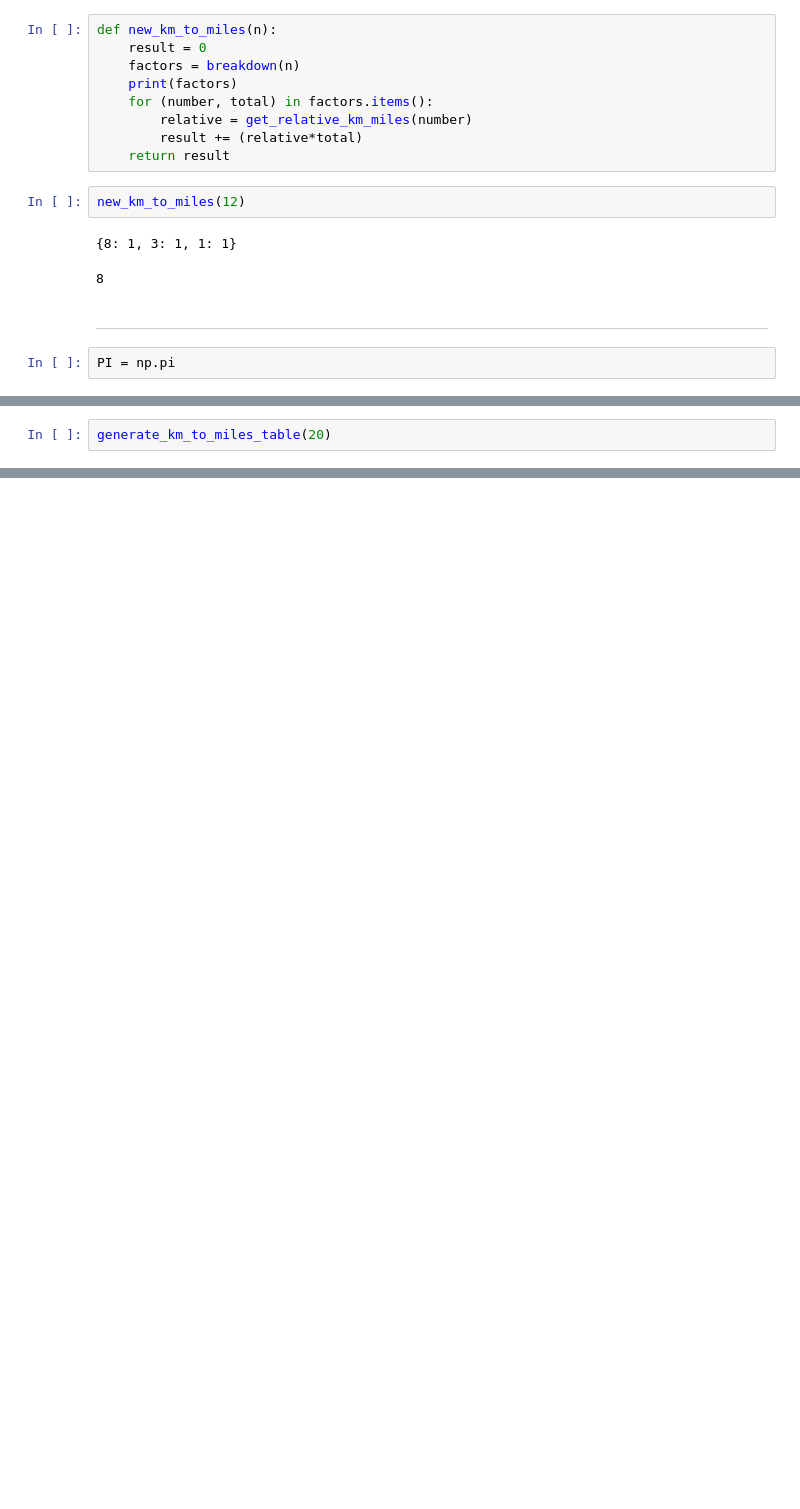
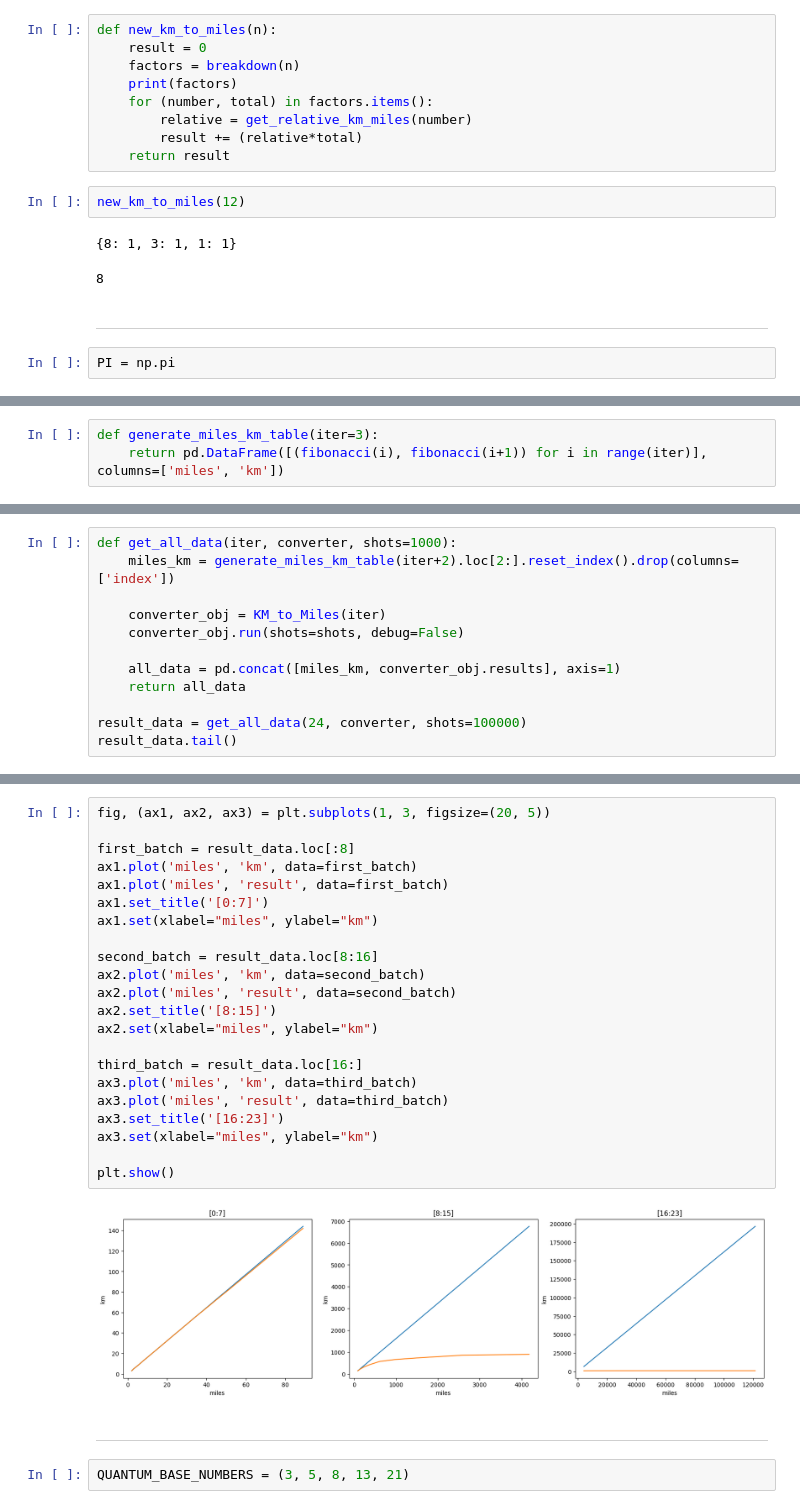
Before and after one commit to Dpbm/scientific-research-1-quantum-oracles, a Jupyter notebook: code/miles-to-km.ipynb, the cells around one changed output, grey strips where cells are left out. Drawn from its saved outputs; the diff is of its cells as text; blank space fills up the shorter version.

```diff
--- a/code/miles-to-km.ipynb
+++ b/code/miles-to-km.ipynb
@@ -284,2 +254,3 @@ converter.results
 # %%
-generate_km_to_miles_table(20)
+def generate_miles_km_table(iter=3):
+    return pd.DataFrame([(fibonacci(i), fibonacci(i+1)) for i in range(iter)], columns=['miles', 'km'])
@@ -303,0 +276,12 @@ generate_km_to_miles_table(20)
+# %%
+def get_all_data(iter, converter, shots=1000):
+    miles_km = generate_miles_km_table(iter+2).loc[2:].reset_index().drop(columns=['index'])
+
+    converter_obj = KM_to_Miles(iter)
+    converter_obj.run(shots=shots, debug=False)
+
+    all_data = pd.concat([miles_km, converter_obj.results], axis=1)
+    return all_data
+
+result_data = get_all_data(24, converter, shots=100000)
+result_data.tail()
@@ -303,0 +295,28 @@ generate_km_to_miles_table(20)
+# %%
+fig, (ax1, ax2, ax3) = plt.subplots(1, 3, figsize=(20, 5))
+
+first_batch = result_data.loc[:8]
+ax1.plot('miles', 'km', data=first_batch)
+ax1.plot('miles', 'result', data=first_batch)
+ax1.set_title('[0:7]')
+ax1.set(xlabel="miles", ylabel="km")
+
+second_batch = result_data.loc[8:16]
+ax2.plot('miles', 'km', data=second_batch)
+ax2.plot('miles', 'result', data=second_batch)
+ax2.set_title('[8:15]')
+ax2.set(xlabel="miles", ylabel="km")
+
+third_batch = result_data.loc[16:]
+ax3.plot('miles', 'km', data=third_batch)
+ax3.plot('miles', 'result', data=third_batch)
+ax3.set_title('[16:23]')
+ax3.set(xlabel="miles", ylabel="km")
+
+plt.show()
+# %% [output]
+[figure, added]
+# %% [markdown]
+---
+# %%
+QUANTUM_BASE_NUMBERS = (3, 5, 8, 13, 21)
```
Also changed, not shown: parts of 20 cells of this notebook, 2 other files.
